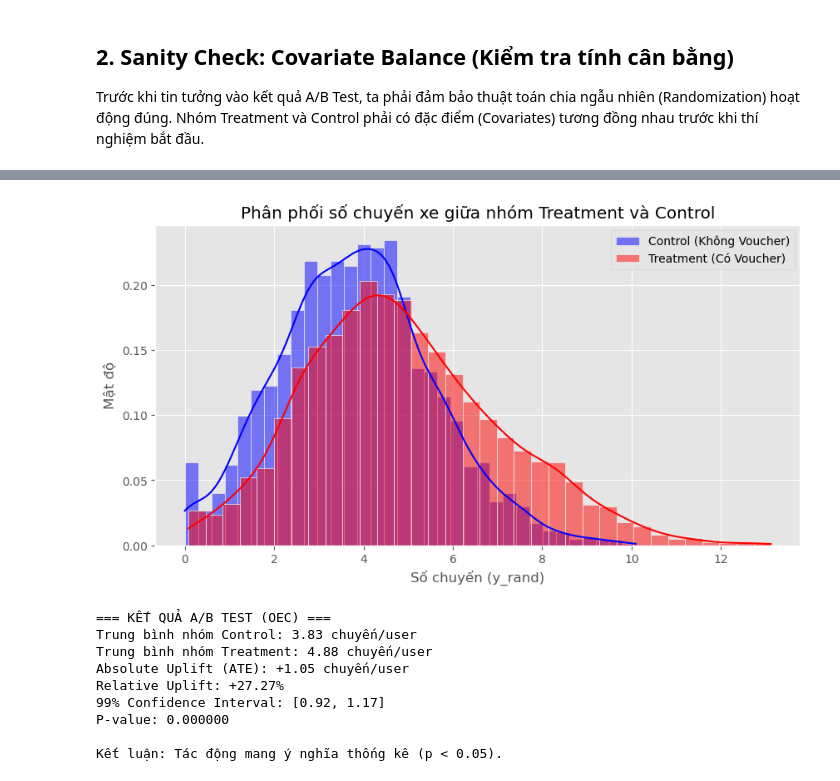
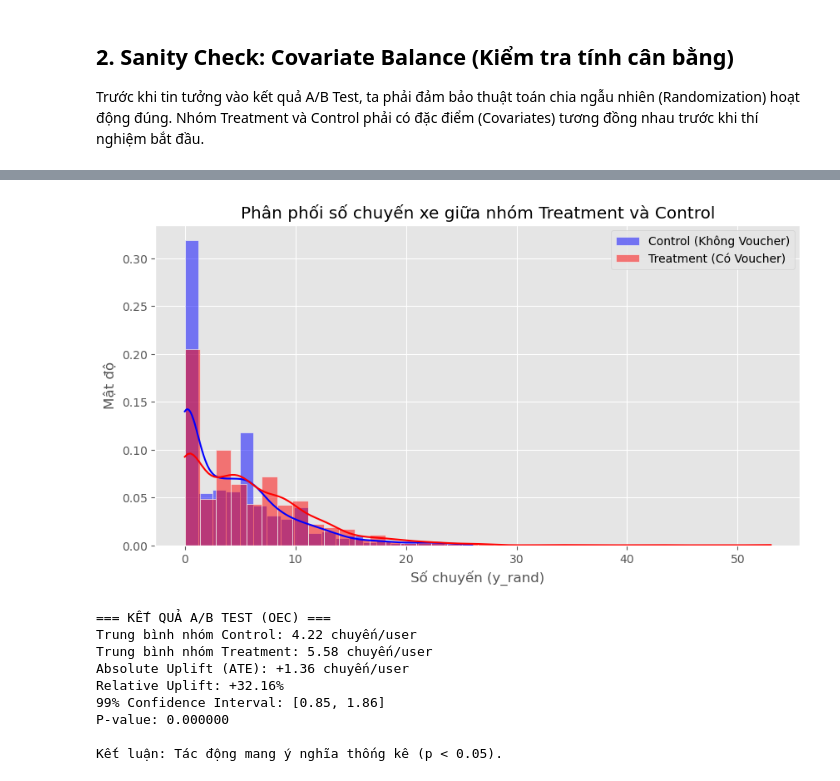
Before and after one commit to thaibuivan/GSM-promotion-experimentation, a Jupyter notebook: notebooks/week4_ab_testing/1_ab_test_analysis.ipynb, the cells around one changed output, grey strips where cells are left out. Saved outputs shown, nothing was run; the diff lists cells and outputs as text; code cells hidden in the pictures.

```diff
--- a/notebooks/week4_ab_testing/1_ab_test_analysis.ipynb
+++ b/notebooks/week4_ab_testing/1_ab_test_analysis.ipynb
@@ -19,7 +19,7 @@ Lọc tệp khách hàng mục tiêu: `Suburban Commuters` (Persona 0).
 df = pd.read_csv('../../data/processed/segmented_simulation_data.csv')
 
 # Lọc nhóm mục tiêu
-target_persona = 'Urban Credit Card'  # Chọn nhóm mục tiêu có ATE dương (dùng thẻ tín dụng)
+target_persona = 'Suburban Card'  # Chọn nhóm mục tiêu có ATE dương (dùng thẻ tín dụng)
 df_target = df[df['persona'] == target_persona].copy()
 
 print(f"Tổng số khách hàng trong nhóm {target_persona}: {len(df_target)}")
@@ -85,6 +89,6 @@ Kết luận: Tất cả các thuộc tính đều vượt ngưỡng 0.05, đạ
 # %%
-control_rides = df_target[df_target['treatment_rand'] == 0]['y_rand']
-treatment_rides = df_target[df_target['treatment_rand'] == 1]['y_rand']
+control_rides = df_target[df_target['treatment_rand'] == 0]['Y_rand']
+treatment_rides = df_target[df_target['treatment_rand'] == 1]['Y_rand']
 
 # Trực quan hóa
 plt.figure(figsize=(10, 5))
@@ -99,40 +103,40 @@ plt.show()
 # Tính ATE và T-Test
 mean_control = control_rides.mean()
 mean_treatment = treatment_rides.mean()
 ate = mean_treatment - mean_control
 relative_uplift = (ate / mean_control) * 100
 
 t_stat, p_val = stats.ttest_ind(treatment_rides, control_rides, equal_var=False)
 
 # Tính Confidence Interval 95%
 se_control = control_rides.std() / np.sqrt(len(control_rides))
 se_treatment = treatment_rides.std() / np.sqrt(len(treatment_rides))
 se_diff = np.sqrt(se_control**2 + se_treatment**2)
 
 margin_of_error = 2.576 * se_diff # Z-score 2.576 for 99% CI
 ci_lower = ate - margin_of_error
 ci_upper = ate + margin_of_error
 
 print("=== KẾT QUẢ A/B TEST (OEC) ===")
 print(f"Trung bình nhóm Control: {mean_control:.2f} chuyến/user")
 print(f"Trung bình nhóm Treatment: {mean_treatment:.2f} chuyến/user")
 print(f"Absolute Uplift (ATE): +{ate:.2f} chuyến/user")
 print(f"Relative Uplift: +{relative_uplift:.2f}%")
 print(f"99% Confidence Interval: [{ci_lower:.2f}, {ci_upper:.2f}]")
 print(f"P-value: {p_val:.6f}")
 
 if p_val < 0.05:
     print("\nKết luận: Tác động mang ý nghĩa thống kê (p < 0.05).")
 else:
     print("\nKết luận: Tác động không mang ý nghĩa thống kê (p >= 0.05).")
 # %% [output]
-[figure, old version]
+[figure, new version]
 === KẾT QUẢ A/B TEST (OEC) ===
-Trung bình nhóm Control: 3.83 chuyến/user
-Trung bình nhóm Treatment: 4.88 chuyến/user
-Absolute Uplift (ATE): +1.05 chuyến/user
-Relative Uplift: +27.27%
-99% Confidence Interval: [0.92, 1.17]
+Trung bình nhóm Control: 4.22 chuyến/user
+Trung bình nhóm Treatment: 5.58 chuyến/user
+Absolute Uplift (ATE): +1.36 chuyến/user
+Relative Uplift: +32.16%
+99% Confidence Interval: [0.85, 1.86]
 P-value: 0.000000
 
 Kết luận: Tác động mang ý nghĩa thống kê (p < 0.05).
```
Also changed, not shown: parts of 14 cells of this notebook, 6 other files.
